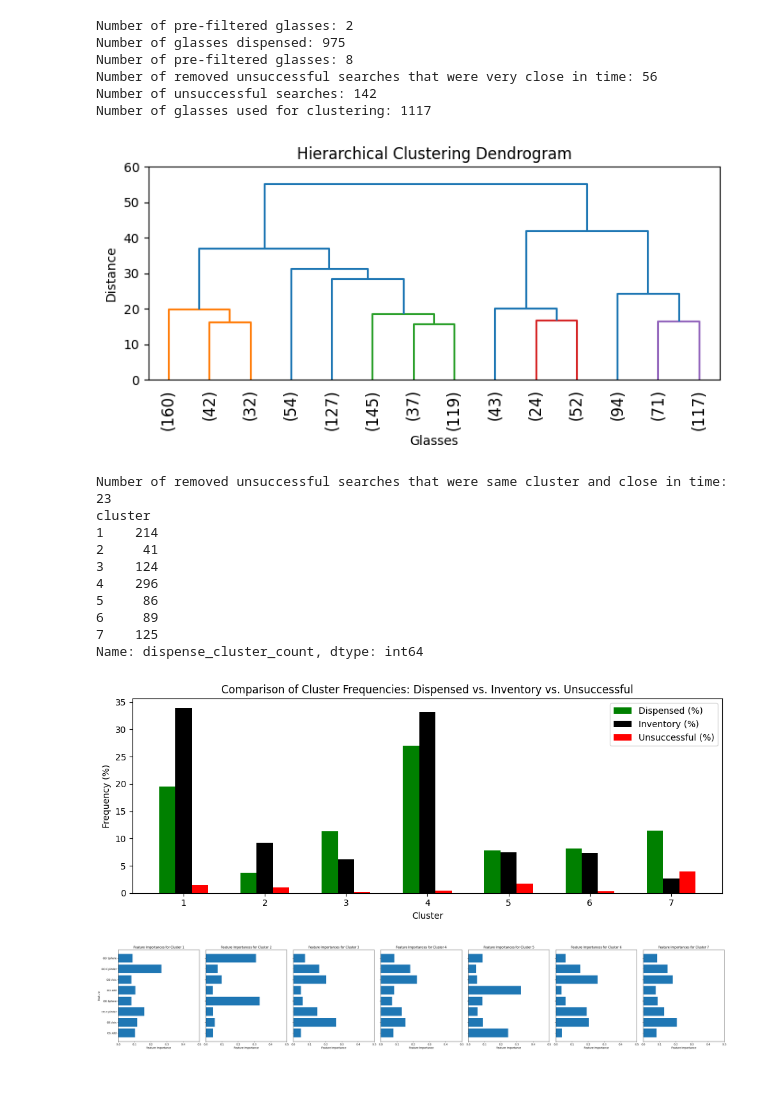
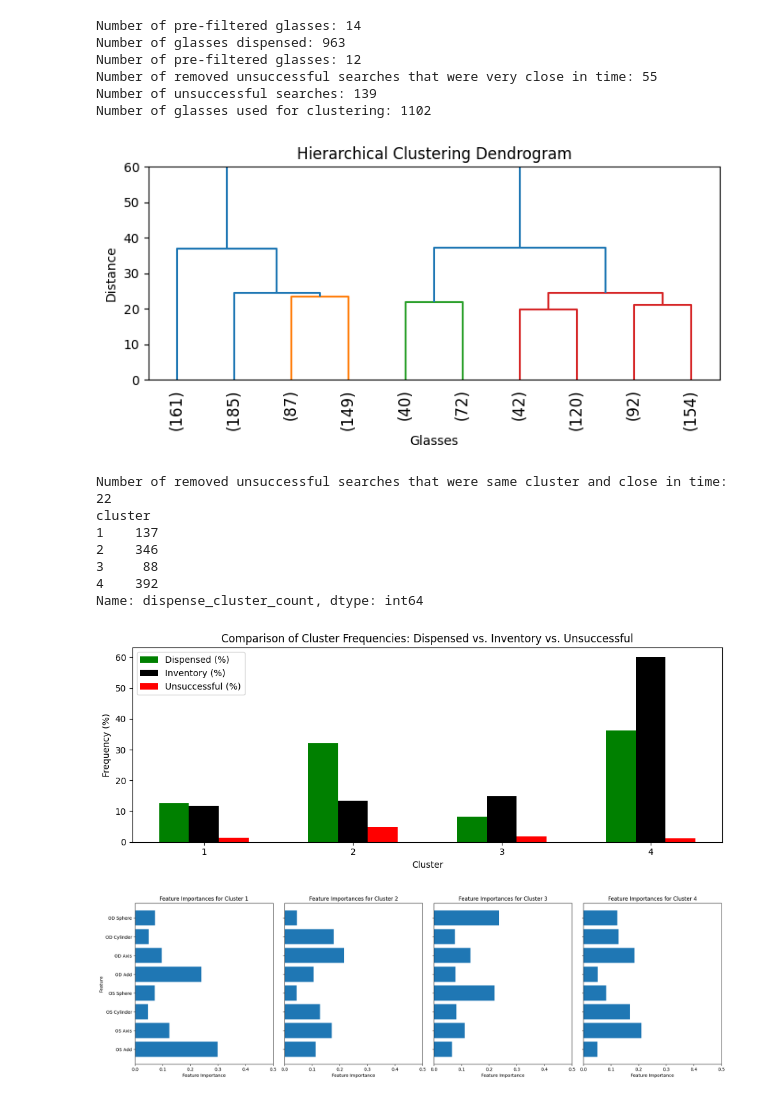
Before and after one commit to reims2/data-analysis, a Jupyter notebook: analysis.ipynb, the cells around one changed output. Drawn from its saved outputs; the diff is of its cells as text; code cells hidden in the pictures.

```diff
--- a/analysis.ipynb
+++ b/analysis.ipynb
@@ -64,23 +61,20 @@ Name: dispense_cluster_count, dtype: int64
 # %%
 from analysis import launch
-launch(True, 'sm', 7)
+launch(True, 'sm', 4)
 # %% [output]
-Number of pre-filtered glasses: 2
-Number of glasses dispensed: 975
-Number of pre-filtered glasses: 8
-Number of removed unsuccessful searches that were very close in time: 56
-Number of unsuccessful searches: 142
-Number of glasses used for clustering: 1117
+Number of pre-filtered glasses: 14
+Number of glasses dispensed: 963
+Number of pre-filtered glasses: 12
+Number of removed unsuccessful searches that were very close in time: 55
+Number of unsuccessful searches: 139
+Number of glasses used for clustering: 1102
-[figure, old version]
+[figure, new version]
-Number of removed unsuccessful searches that were same cluster and close in time: 23
+Number of removed unsuccessful searches that were same cluster and close in time: 22
 cluster
-1    214
-2     41
-3    124
-4    296
-5     86
-6     89
-7    125
+1    137
+2    346
+3     88
+4    392
 Name: dispense_cluster_count, dtype: int64
-[figure, old version]
+[figure, new version]
-[figure, old version]
+[figure, new version]
```
Also changed, not shown: parts of 3 cells of this notebook, 1 other file.
